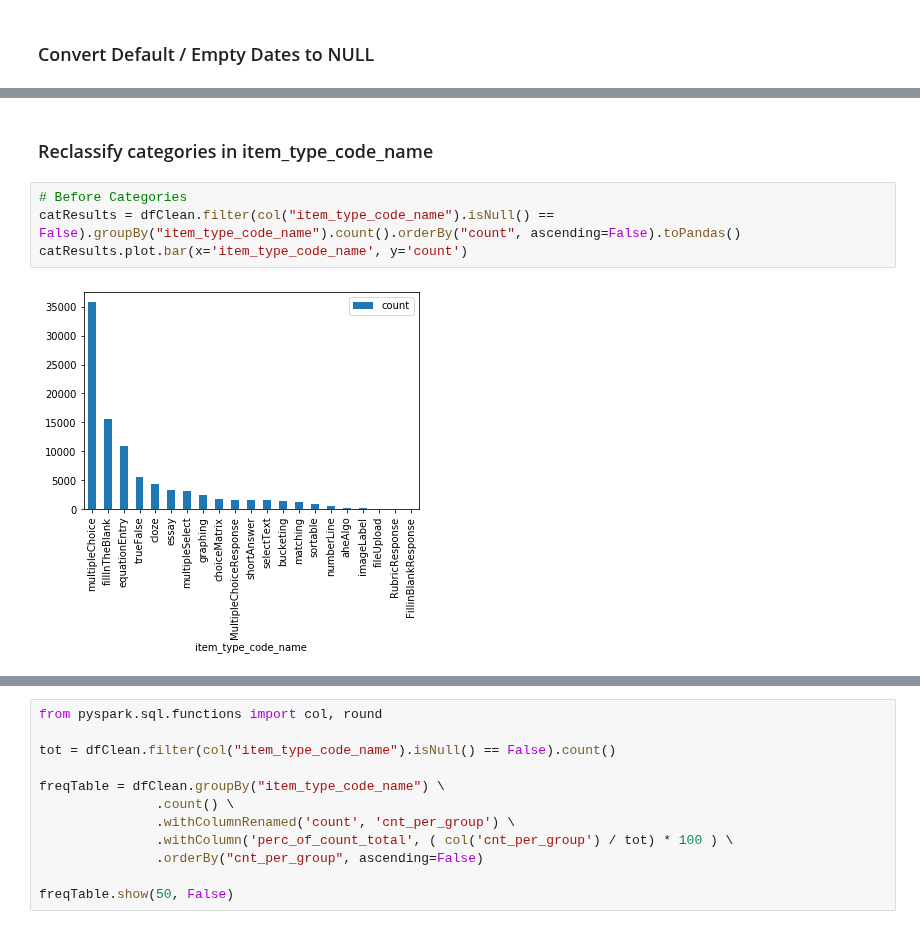
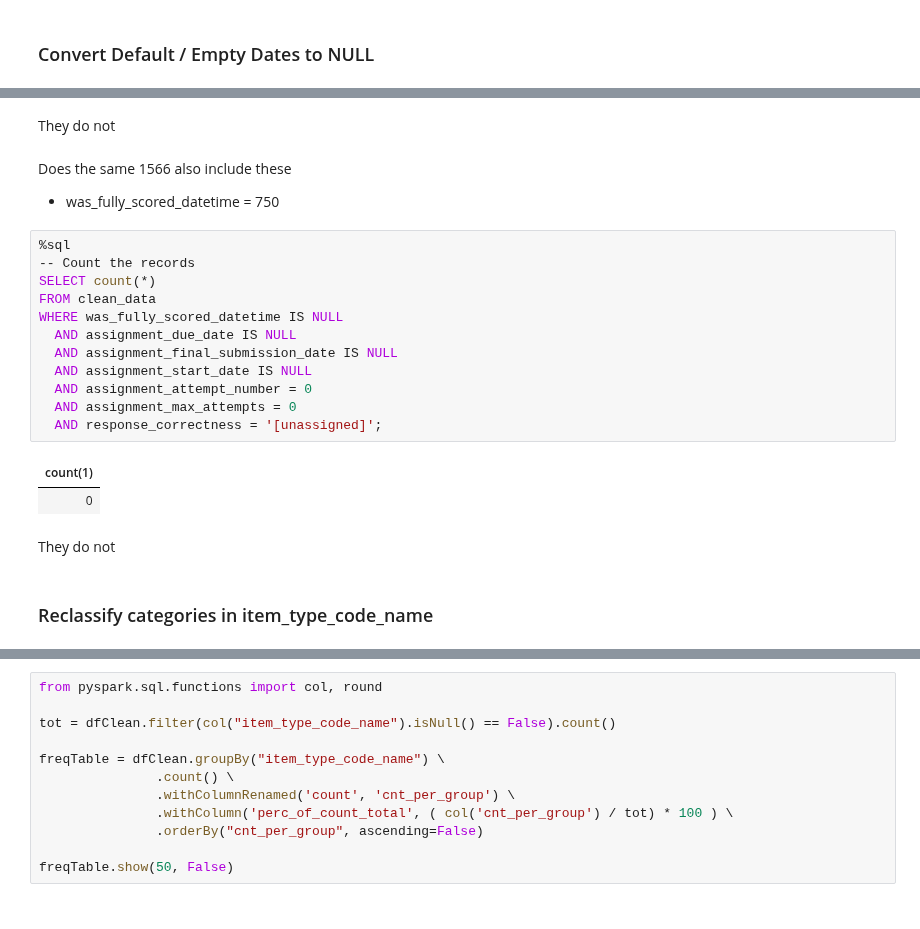
Before and after one commit to dlhinkley/c772-capstone-project, a Jupyter notebook: spark/C772CapstoneProject.ipynb, the cells around one changed output, grey strips where cells are left out. Drawn from its saved outputs; the diff is of its cells as text.

```diff
--- a/spark/C772CapstoneProject.ipynb
+++ b/spark/C772CapstoneProject.ipynb
@@ -249,8 +335,24 @@ All default dates converted
+# %% [markdown]
+They do not
+# %% [markdown]
+Does the same 1566 also include these
+- was_fully_scored_datetime = 750
+# %%
+%sql
+-- Count the records
+SELECT count(*)
+FROM clean_data
+WHERE was_fully_scored_datetime IS NULL
+  AND assignment_due_date IS NULL
+  AND assignment_final_submission_date IS NULL
+  AND assignment_start_date IS NULL
+  AND assignment_attempt_number = 0
+  AND assignment_max_attempts = 0
+  AND response_correctness = '[unassigned]';
+# %% [output]
+| count(1) |
+| 0 |
+# %% [markdown]
+They do not
 # %% [markdown]
 ### Reclassify categories in item_type_code_name
-# %%
-# Before Categories
-catResults = dfClean.filter(col("item_type_code_name").isNull() == False).groupBy("item_type_code_name").count().orderBy("count", ascending=False).toPandas()
-catResults.plot.bar(x='item_type_code_name', y='count')
-# %% [output]
-[figure, removed]
```
Also changed, not shown: parts of 40 cells of this notebook, 3 other files.
